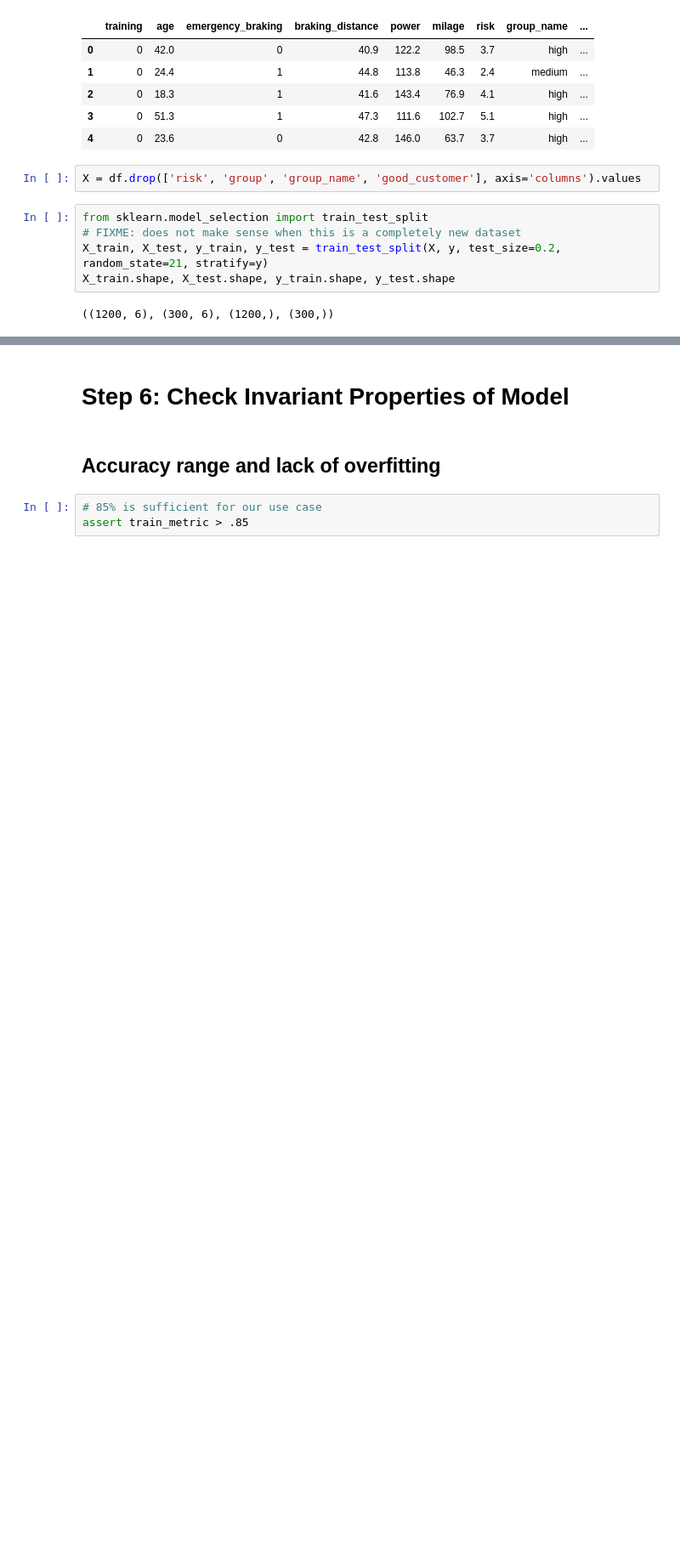
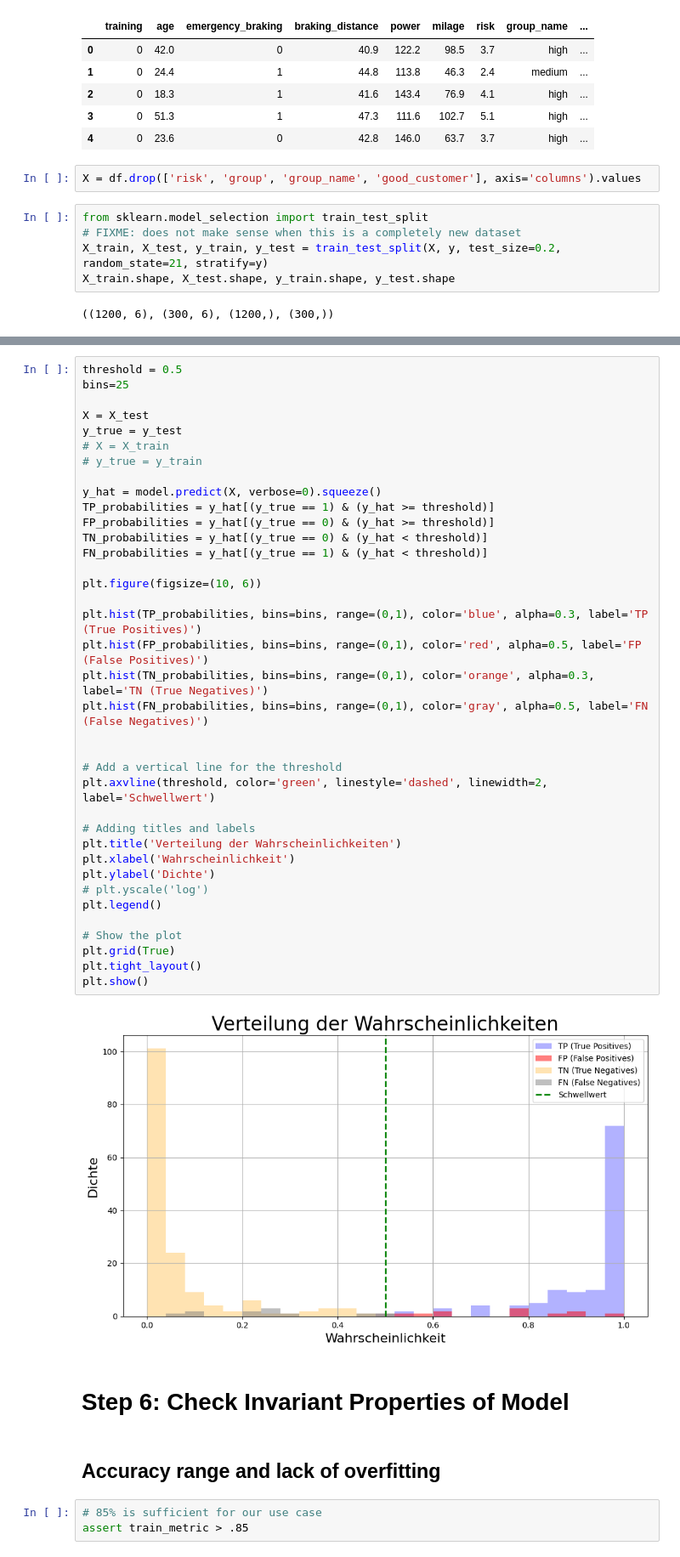
Before and after one commit to DJCordhose/buch-machine-learning-notebooks, a Jupyter notebook: kap11/train.ipynb, the cells around one changed output, grey strips where cells are left out. Shown: that part at 85% size. Drawn from its saved outputs; the diff is of its cells as text; blank space fills up the shorter version.

```diff
--- a/kap11/train.ipynb
+++ b/kap11/train.ipynb
@@ -498,3 +478,42 @@ test_metric
+# %%
+threshold = 0.5
+bins=25
+
+X = X_test
+y_true = y_test
+# X = X_train
+# y_true = y_train
+
+y_hat = model.predict(X, verbose=0).squeeze()
+TP_probabilities = y_hat[(y_true == 1) & (y_hat >= threshold)]
+FP_probabilities = y_hat[(y_true == 0) & (y_hat >= threshold)]
+TN_probabilities = y_hat[(y_true == 0) & (y_hat < threshold)]
+FN_probabilities = y_hat[(y_true == 1) & (y_hat < threshold)]
+
+plt.figure(figsize=(10, 6))
+
+plt.hist(TP_probabilities, bins=bins, range=(0,1), color='blue', alpha=0.3, label='TP (True Positives)')
+plt.hist(FP_probabilities, bins=bins, range=(0,1), color='red', alpha=0.5, label='FP (False Positives)')
+plt.hist(TN_probabilities, bins=bins, range=(0,1), color='orange', alpha=0.3, label='TN (True Negatives)')
+plt.hist(FN_probabilities, bins=bins, range=(0,1), color='gray', alpha=0.5, label='FN (False Negatives)')
+
+
+# Add a vertical line for the threshold
+plt.axvline(threshold, color='green', linestyle='dashed', linewidth=2, label='Schwellwert')
+
+# Adding titles and labels
+plt.title('Verteilung der Wahrscheinlichkeiten')
+plt.xlabel('Wahrscheinlichkeit')
+plt.ylabel('Dichte')
+# plt.yscale('log')
+plt.legend()
+
+# Show the plot
+plt.grid(True)
+plt.tight_layout()
+plt.show()
+# %% [output]
+[figure, added]
 # %% [markdown]
 # Step 6: Check Invariant Properties of Model
 # %% [markdown]
```
Also changed, not shown: parts of 31 cells of this notebook, 2 other files.
